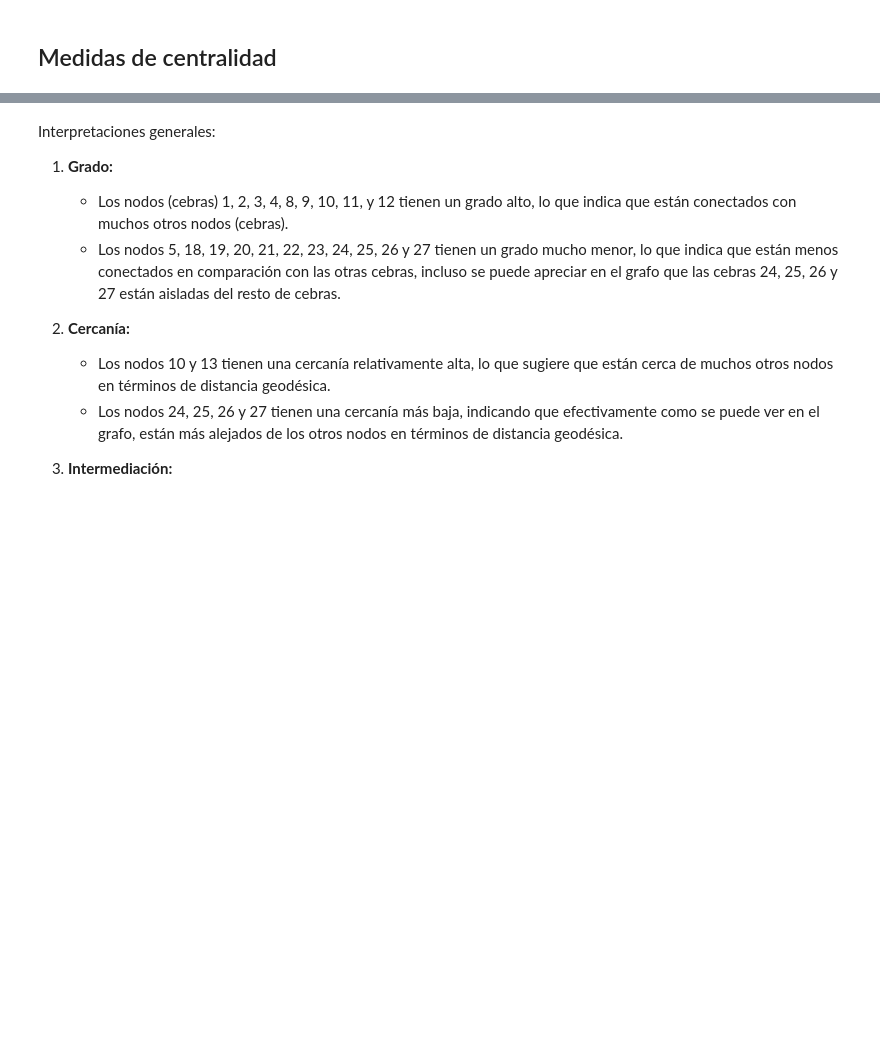
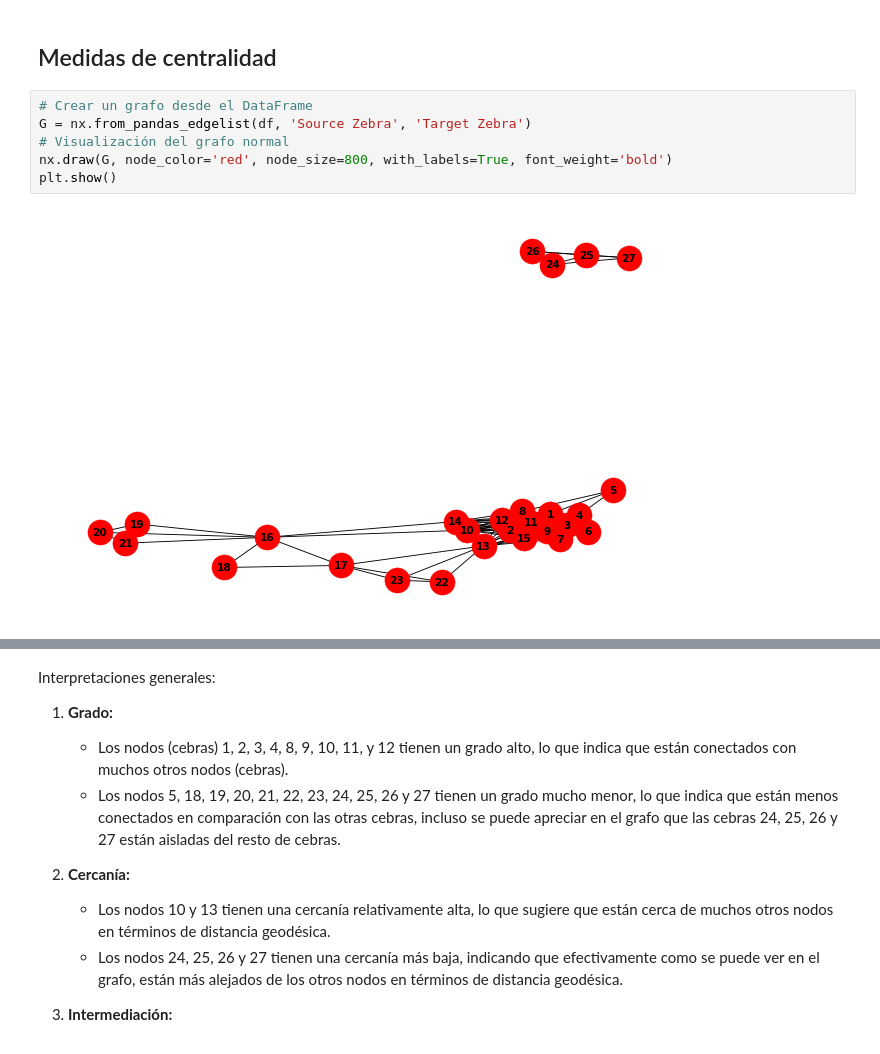
Before and after one commit to KaterinaPenaloza/T1-BD3, a Jupyter notebook: ProyectoRedes.ipynb, the cells around one changed output, grey strips where cells are left out. Cells and saved outputs as stored; diff of their text form; blank space fills up the shorter version.

```diff
--- a/ProyectoRedes.ipynb
+++ b/ProyectoRedes.ipynb
@@ -109,3 +127,11 @@ df
 # Análisis descriptivo de la red
 # %% [markdown]
 ## Medidas de centralidad
+# %%
+# Crear un grafo desde el DataFrame
+G = nx.from_pandas_edgelist(df, 'Source Zebra', 'Target Zebra')
+# Visualización del grafo normal
+nx.draw(G, node_color='red', node_size=800, with_labels=True, font_weight='bold')
+plt.show()
+# %% [output]
+[figure, added]
```
Also changed, not shown: parts of 30 cells of this notebook.
